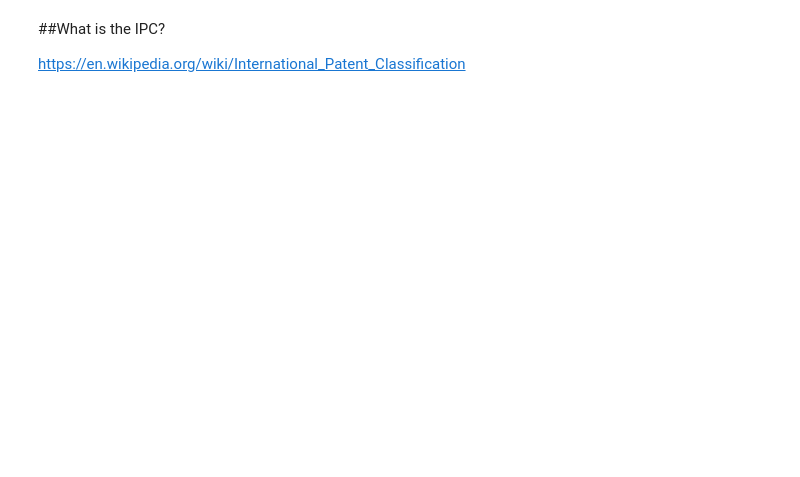
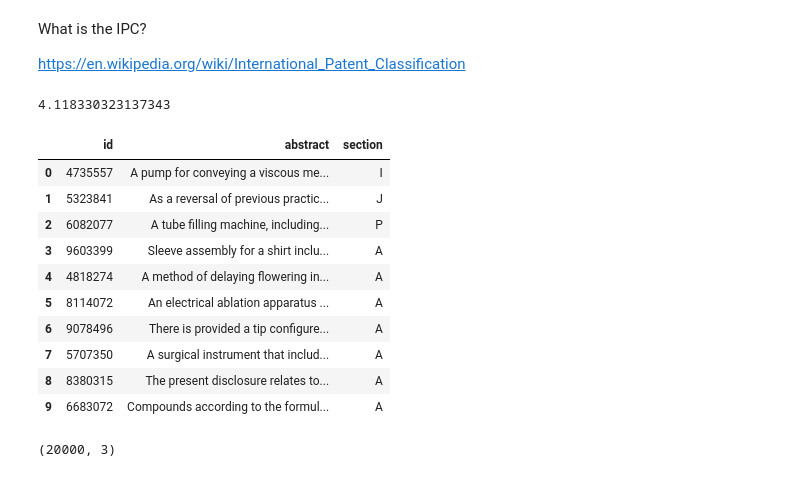
Before and after one commit to felixjohanlehmann/Kaggle, a Jupyter notebook: multi-class multi-label class. IPC of patents 2.ipynb, the cells around one changed output. Saved outputs shown, nothing was run; the diff lists cells and outputs as text; code cells hidden in the pictures; blank space fills up the shorter version.

```diff
--- a/multi-class multi-label class. IPC of patents 2.ipynb
+++ b/multi-class multi-label class. IPC of patents 2.ipynb
@@ -40,9 +106,9 @@ bq_assistant.table_schema("ipcr")
 # %% [markdown]
-##What is the IPC?
+What is the IPC?
 
 https://en.wikipedia.org/wiki/International_Patent_Classification
 # %%
-query4 = """
+query = """
 SELECT DISTINCT
   a.id, a.abstract, b.section
 FROM
@@ -54,12 +120,28 @@ ON
 WHERE
   a.type = 'utility'
 LIMIT
-  2000;
+  20000;
         """
 
-bq_assistant.estimate_query_size(query4)
+bq_assistant.estimate_query_size(query)
+# %% [output]
+4.118330323137343
 # %%
-response4 = patentsview.query_to_pandas(query4)
-response4.head(10)
+response = patentsview.query_to_pandas(query)
+response.head(10)
+# %% [output]
+|  | id | abstract | section |
+| 0 | 4735557 | A pump for conveying a viscous me... | I |
+| 1 | 5323841 | As a reversal of previous practic... | J |
+| 2 | 6082077 | A tube filling machine, including... | P |
+| 3 | 9603399 | Sleeve assembly for a shirt inclu... | A |
+| 4 | 4818274 | A method of delaying flowering in... | A |
+| 5 | 8114072 | An electrical ablation apparatus ... | A |
+| 6 | 9078496 | There is provided a tip configure... | A |
+| 7 | 5707350 | A surgical instrument that includ... | A |
+| 8 | 8380315 | The present disclosure relates to... | A |
+| 9 | 6683072 | Compounds according to the formul... | A |
 # %%
-response4.shape
+response.shape
+# %% [output]
+(20000, 3)
```
Also changed, not shown: parts of 34 cells of this notebook.
